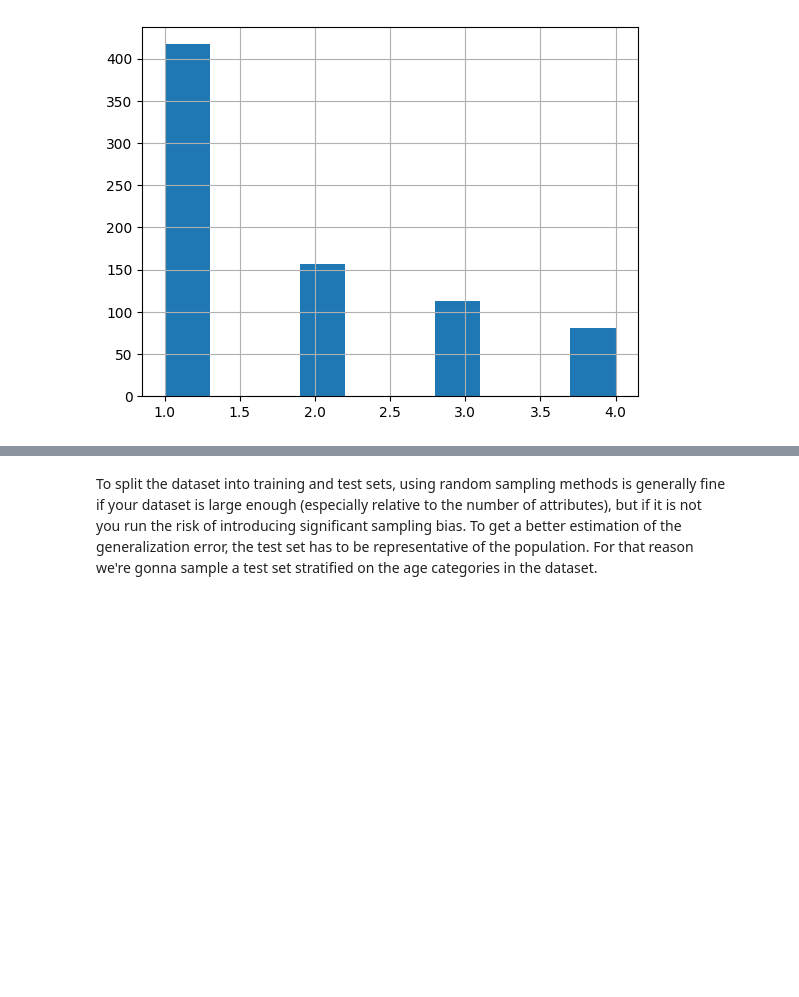
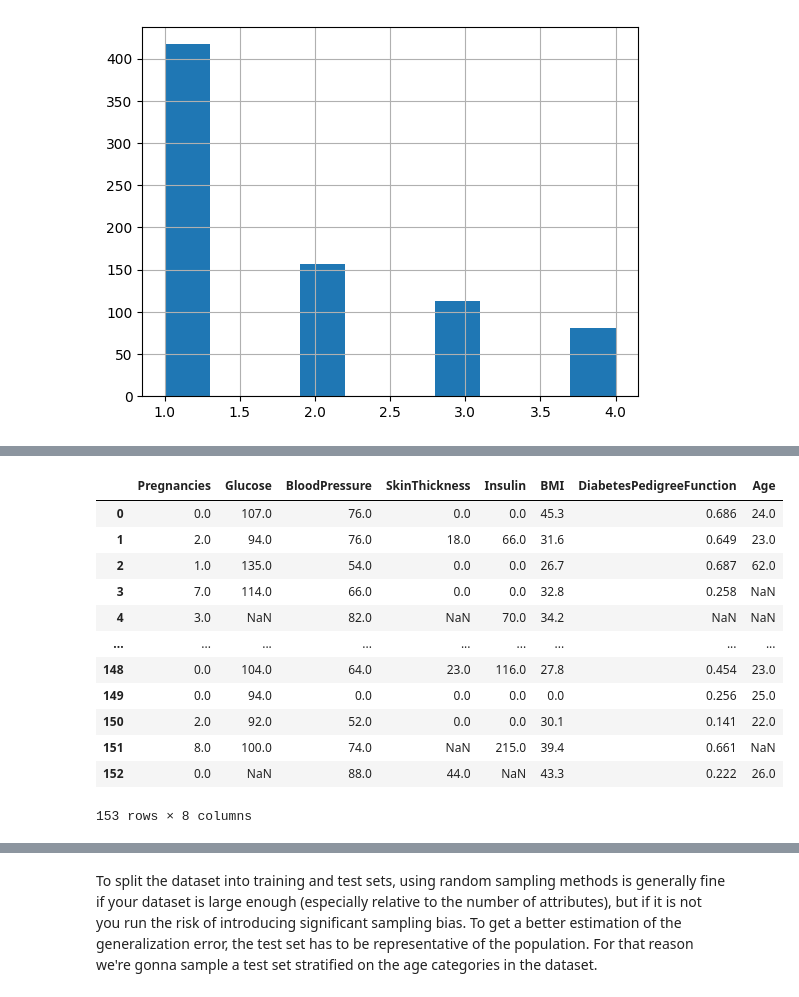
Before and after one commit to BADRYZ/projet_BI, a Jupyter notebook: diabetes.ipynb, the cells around one changed output, grey strips where cells are left out. Saved outputs shown, nothing was run; the diff lists cells and outputs as text; code cells hidden in the pictures; blank space fills up the shorter version.

```diff
--- a/diabetes.ipynb
+++ b/diabetes.ipynb
@@ -172,0 +127,17 @@ memory usage: 43.2 KB
+# %%
+train_set = pd.DataFrame(train_set, columns=diabetes.columns)
+train_set
+# %% [output]
+|  | Pregnancies | Glucose | BloodPressure | SkinThickness | Insulin | BMI | DiabetesPedigreeFunction | Age |
+| 0 | 0.0 | 107.0 | 76.0 | 0.0 | 0.0 | 45.3 | 0.686 | 24.0 |
+| 1 | 2.0 | 94.0 | 76.0 | 18.0 | 66.0 | 31.6 | 0.649 | 23.0 |
+| 2 | 1.0 | 135.0 | 54.0 | 0.0 | 0.0 | 26.7 | 0.687 | 62.0 |
+| 3 | 7.0 | 114.0 | 66.0 | 0.0 | 0.0 | 32.8 | 0.258 | NaN |
+| 4 | 3.0 | NaN | 82.0 | NaN | 70.0 | 34.2 | NaN | NaN |
+| ... | ... | ... | ... | ... | ... | ... | ... | ... |
+| 148 | 0.0 | 104.0 | 64.0 | 23.0 | 116.0 | 27.8 | 0.454 | 23.0 |
+| 149 | 0.0 | 94.0 | 0.0 | 0.0 | 0.0 | 0.0 | 0.256 | 25.0 |
+| 150 | 2.0 | 92.0 | 52.0 | 0.0 | 0.0 | 30.1 | 0.141 | 22.0 |
+| 151 | 8.0 | 100.0 | 74.0 | NaN | 215.0 | 39.4 | 0.661 | NaN |
+| 152 | 0.0 | NaN | 88.0 | 44.0 | NaN | 43.3 | 0.222 | 26.0 |
+153 rows × 8 columns
```
Also changed, not shown: parts of 23 cells of this notebook, 3 other files.
